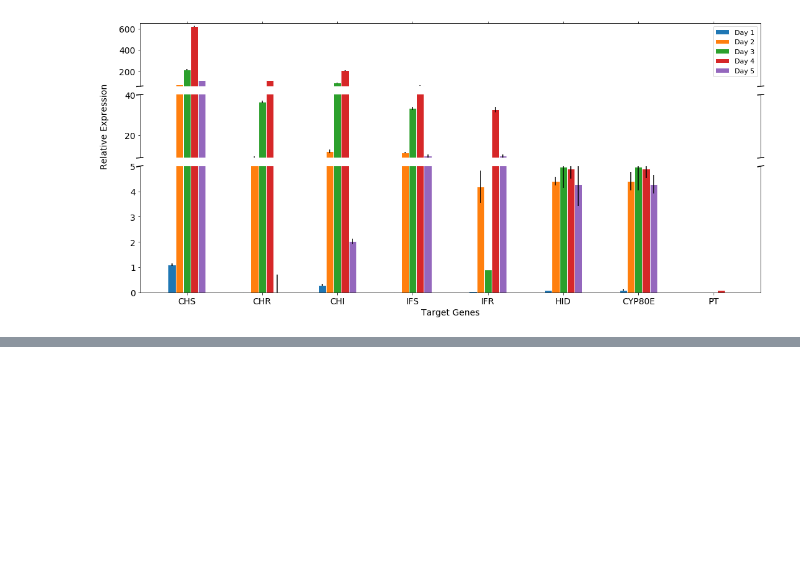
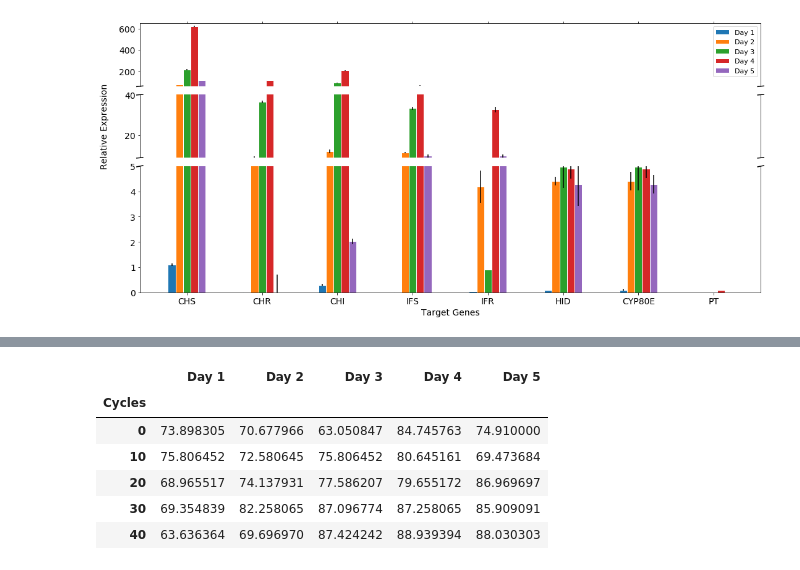
Before and after one commit to chauhan-akash/data_exploration_python, a Jupyter notebook: 03_broken_axis_plots_heatmaps.ipynb, the cells around one changed output, grey strips where cells are left out. Drawn from its saved outputs; the diff is of its cells as text; code cells hidden in the pictures; blank space fills up the shorter version.

```diff
--- a/03_broken_axis_plots.ipynb
+++ b/03_broken_axis_plots_heatmaps.ipynb
@@ -329,0 +367,10 @@ plot_broken_axes("set6_data", 60, 650, 9, 40, 0, 5)
+# %%
+hm_data2.head()
+# %% [output]
+|  | Day 1 | Day 2 | Day 3 | Day 4 | Day 5 |
+| Cycles |  |  |  |  |  |
+| 0 | 73.898305 | 70.677966 | 63.050847 | 84.745763 | 74.910000 |
+| 10 | 75.806452 | 72.580645 | 75.806452 | 80.645161 | 69.473684 |
+| 20 | 68.965517 | 74.137931 | 77.586207 | 79.655172 | 86.969697 |
+| 30 | 69.354839 | 82.258065 | 87.096774 | 87.258065 | 85.909091 |
+| 40 | 63.636364 | 69.696970 | 87.424242 | 88.939394 | 88.030303 |
```
Also changed, not shown: parts of 7 cells of this notebook, 4 other files.
